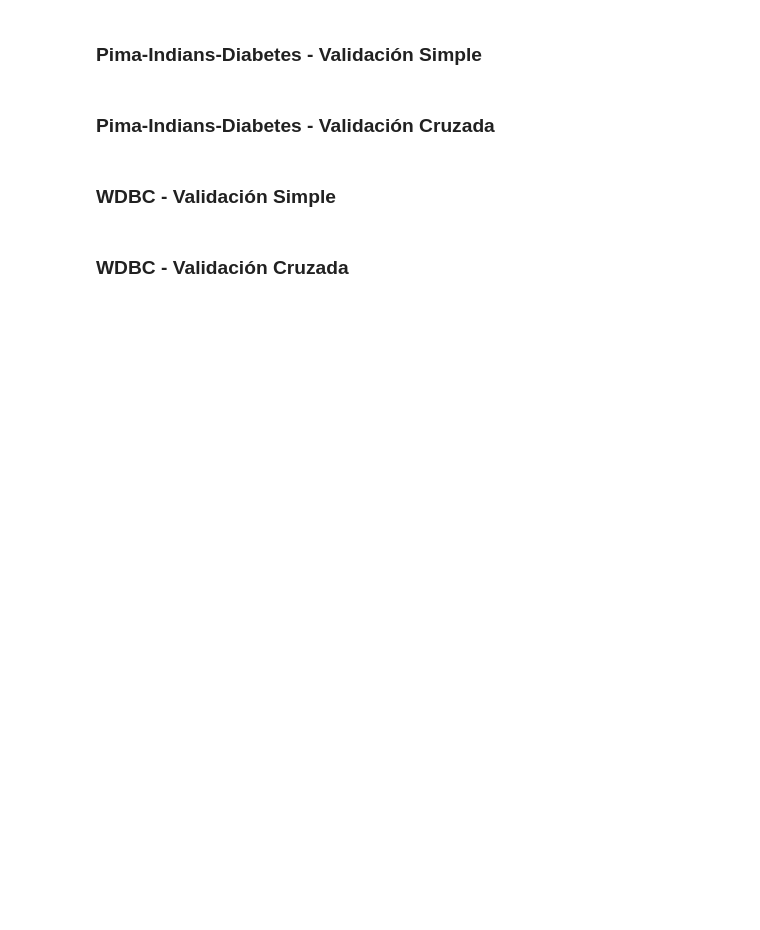
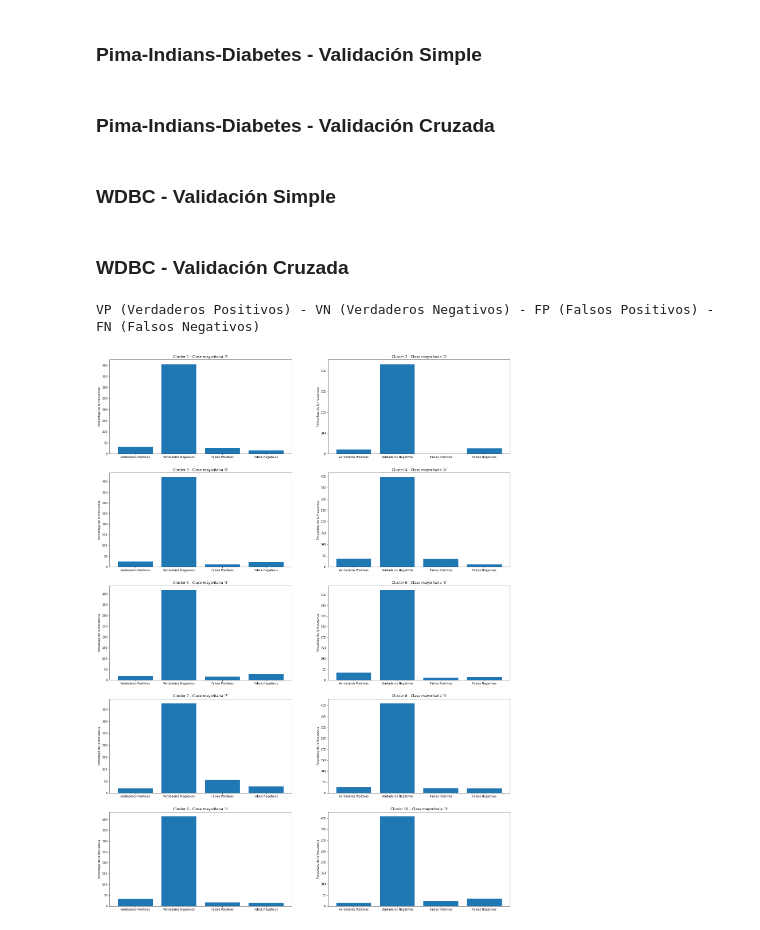
Before and after one commit to kecoma1/FAA, a Jupyter notebook: LAB_3/Memoria.ipynb, the cells around one changed output. Drawn from its saved outputs; the diff is of its cells as text; code cells hidden in the pictures; blank space fills up the shorter version.

Commit message:
Formato Memoria para KMeans

```diff
--- a/LAB_3/Memoria.ipynb
+++ b/LAB_3/Memoria.ipynb
@@ -7,8 +7,13 @@ Para no hacer el documento muy extenso se han implementado las funciones de test
 # %%
 import utils
 from Datos import Datos
+import KMeans
+import MatrizConfusion as MC
+import matplotlib.pyplot as plt
+
 pima = Datos("ConjuntosDatosP2Knn/pima-indians-diabetes__a.data")
 wdbc = Datos("ConjuntosDatosP2Knn/wdbc__a.data")
+nums = Datos("ConjuntosDatosP2KMeans/nums.csv")
 # %% [markdown]
 ### K-NN Tests sin normalizar
 # %%
@@ -72,3 +38,8 @@ plot_VS(errorMedioWDBCVS, errorMedioWDBCVSNorm)
 ### WDBC - Validación Cruzada
 # %%
 plot_VS(errorMedioWDBCVC, errorMedioWDBCVCNorm)
+# %%
+utils.test_KMeans(10, nums)
+# %% [output]
+VP (Verdaderos Positivos) - VN (Verdaderos Negativos) - FP (Falsos Positivos) - FN (Falsos Negativos)
+[figure, added]
```
Also changed, not shown: parts of 2 cells of this notebook, 4 other files.
